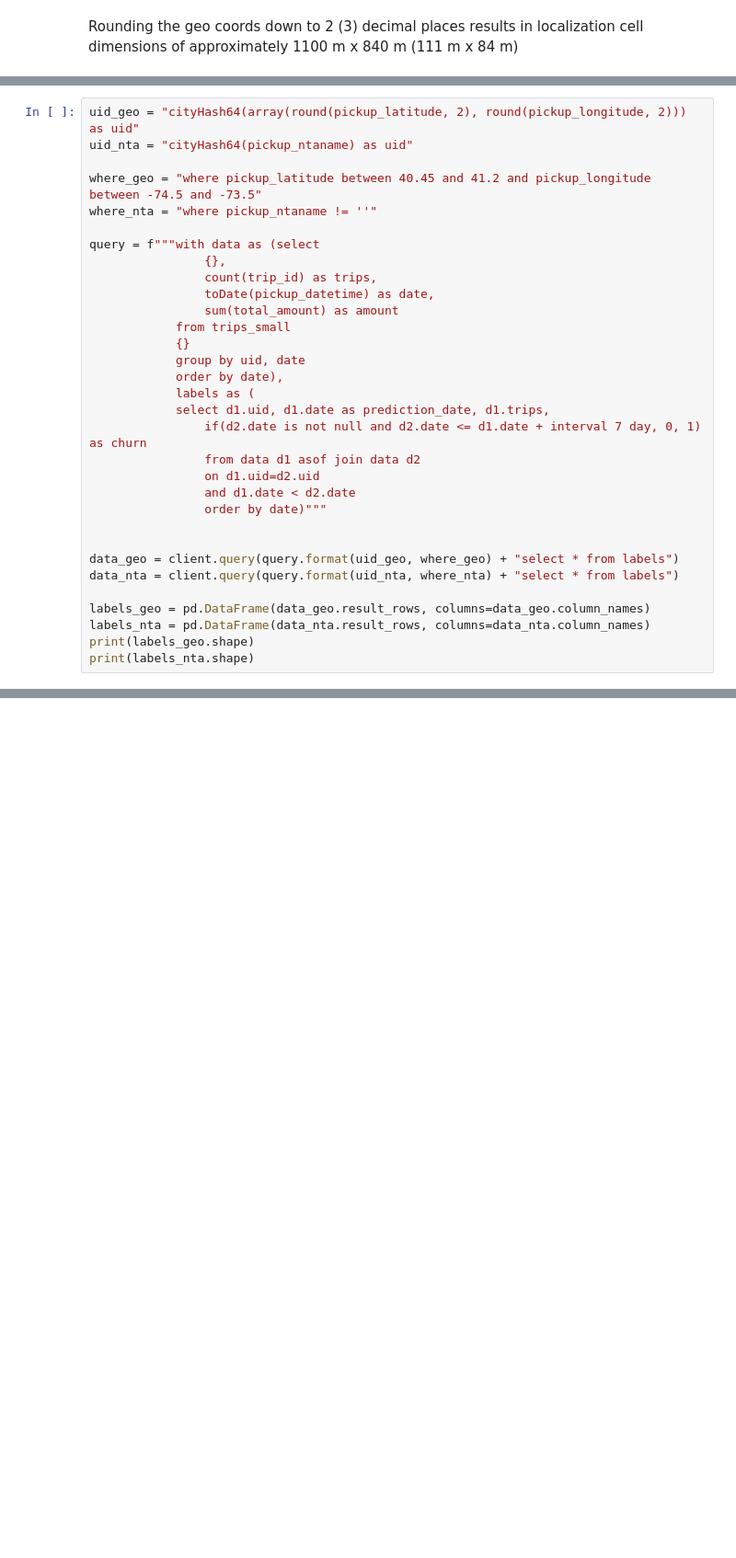
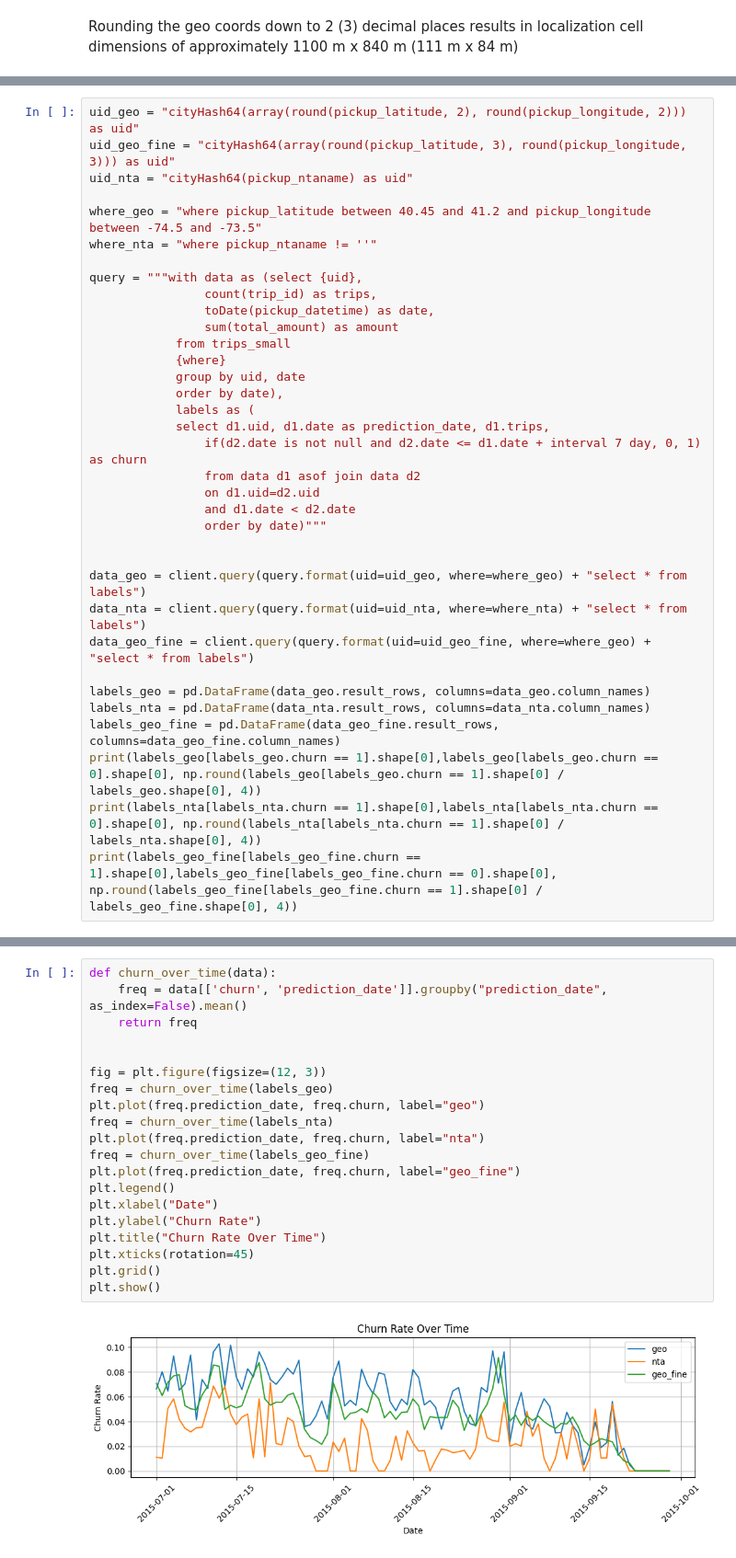
Before and after one commit to alexanderkrupinski/clickhouse-learning, a Jupyter notebook: python/nyc_taxi_eda.ipynb, the cells around one changed output, grey strips where cells are left out. Shown at 92% size. Cells and saved outputs as stored; diff of their text form; blank space fills up the shorter version.

```diff
--- a/python/nyc_taxi_eda.ipynb
+++ b/python/nyc_taxi_eda.ipynb
@@ -133,18 +131,18 @@ plot_geo_counts(geo_nta_rounded, nyc_nta_wm)
 [figure]
 # %%
 uid_geo = "cityHash64(array(round(pickup_latitude, 2), round(pickup_longitude, 2))) as uid"
+uid_geo_fine = "cityHash64(array(round(pickup_latitude, 3), round(pickup_longitude, 3))) as uid"
 uid_nta = "cityHash64(pickup_ntaname) as uid"
 
 where_geo = "where pickup_latitude between 40.45 and 41.2 and pickup_longitude between -74.5 and -73.5"
 where_nta = "where pickup_ntaname != ''"
 
-query = f"""with data as (select
-                {},
+query = """with data as (select {uid},
                 count(trip_id) as trips,
                 toDate(pickup_datetime) as date,
                 sum(total_amount) as amount
             from trips_small
-            {}
+            {where}
             group by uid, date
             order by date),
             labels as (
@@ -156,11 +154,14 @@ query = f"""with data as (select
                 order by date)"""
 
 
-data_geo = client.query(query.format(uid_geo, where_geo) + "select * from labels")
-data_nta = client.query(query.format(uid_nta, where_nta) + "select * from labels")
+data_geo = client.query(query.format(uid=uid_geo, where=where_geo) + "select * from labels")
+data_nta = client.query(query.format(uid=uid_nta, where=where_nta) + "select * from labels")
+data_geo_fine = client.query(query.format(uid=uid_geo_fine, where=where_geo) + "select * from labels")
 
 labels_geo = pd.DataFrame(data_geo.result_rows, columns=data_geo.column_names)
 labels_nta = pd.DataFrame(data_nta.result_rows, columns=data_nta.column_names)
-print(labels_geo.shape)
-print(labels_nta.shape)
+labels_geo_fine = pd.DataFrame(data_geo_fine.result_rows, columns=data_geo_fine.column_names)
+print(labels_geo[labels_geo.churn == 1].shape[0],labels_geo[labels_geo.churn == 0].shape[0], np.round(labels_geo[labels_geo.churn == 1].shape[0] / labels_geo.shape[0], 4))
+print(labels_nta[labels_nta.churn == 1].shape[0],labels_nta[labels_nta.churn == 0].shape[0], np.round(labels_nta[labels_nta.churn == 1].shape[0] / labels_nta.shape[0], 4))
+print(labels_geo_fine[labels_geo_fine.churn == 1].shape[0],labels_geo_fine[labels_geo_fine.churn == 0].shape[0], np.round(labels_geo_fine[labels_geo_fine.churn == 1].shape[0] / labels_geo_fine.shape[0], 4))
 # %% [output]
@@ -183,0 +171,22 @@ print(labels.tail())
+# %%
+def churn_over_time(data):
+    freq = data[['churn', 'prediction_date']].groupby("prediction_date", as_index=False).mean()
+    return freq
+
+
+fig = plt.figure(figsize=(12, 3))
+freq = churn_over_time(labels_geo)
+plt.plot(freq.prediction_date, freq.churn, label="geo")
+freq = churn_over_time(labels_nta)
+plt.plot(freq.prediction_date, freq.churn, label="nta")
+freq = churn_over_time(labels_geo_fine)
+plt.plot(freq.prediction_date, freq.churn, label="geo_fine")
+plt.legend()
+plt.xlabel("Date")
+plt.ylabel("Churn Rate")
+plt.title("Churn Rate Over Time")
+plt.xticks(rotation=45)
+plt.grid()
+plt.show()
+# %% [output]
+[figure, added]
```
Also changed, not shown: parts of 6 cells of this notebook, 2 other files.
